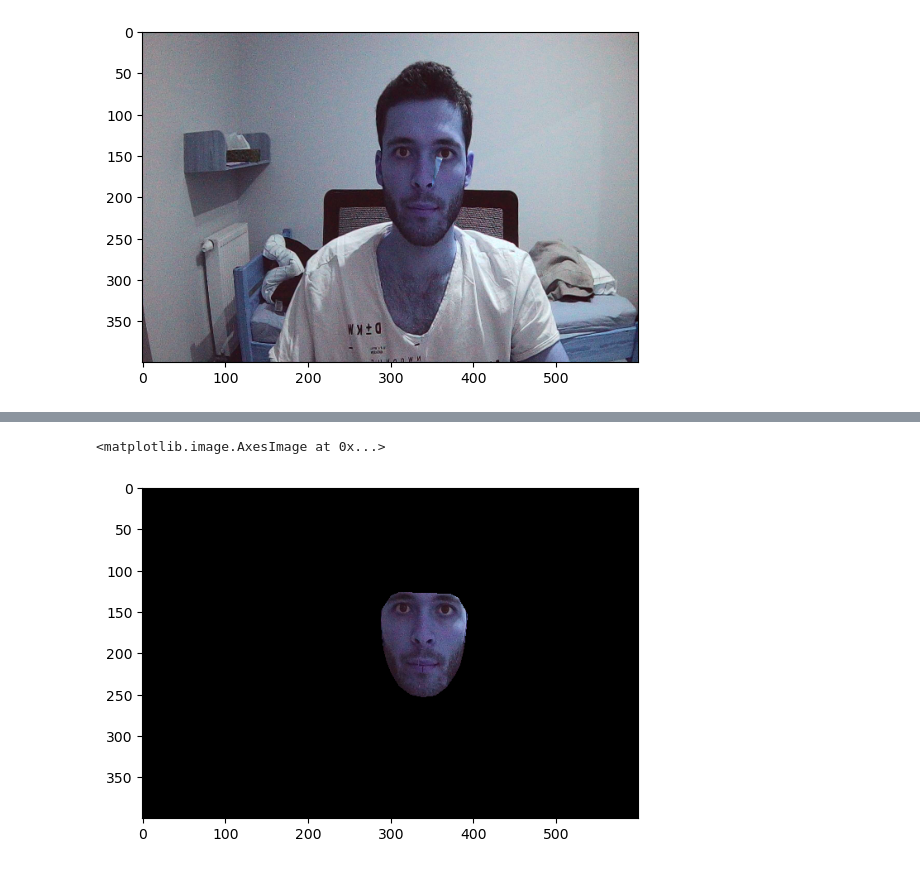
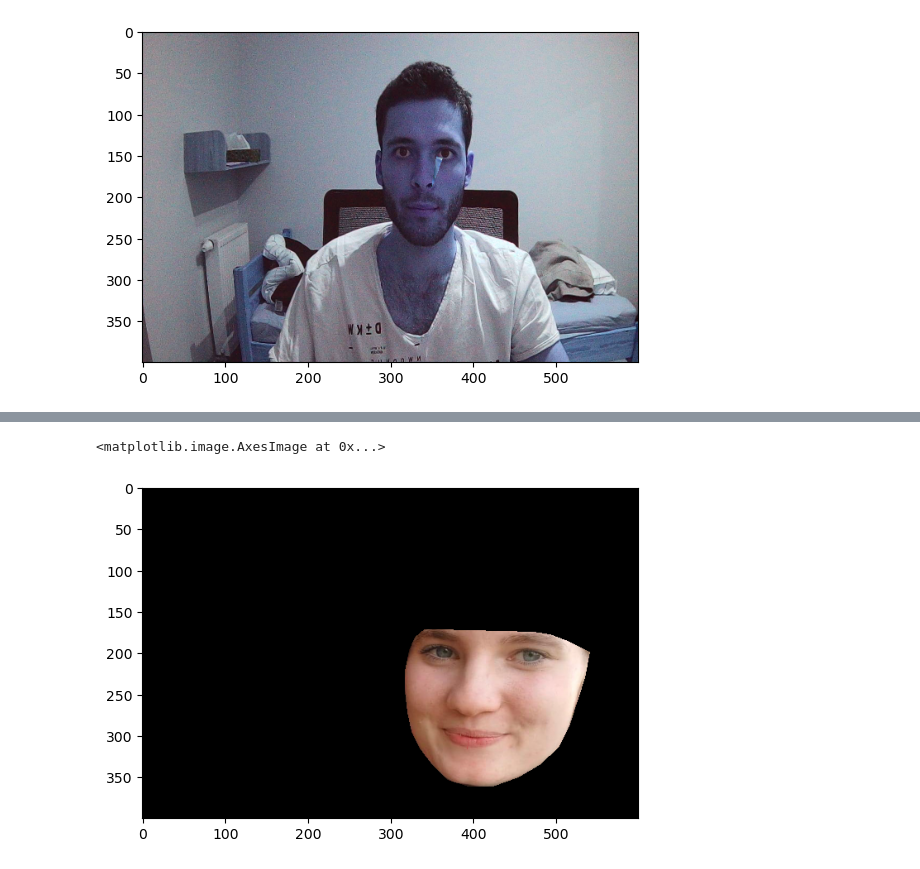
Before and after one commit to Shapke01/facePlay, a Jupyter notebook: capture.ipynb, the cells around one changed output, grey strips where cells are left out. Cells and saved outputs as stored; diff of their text form; code cells hidden in the pictures.

```diff
--- a/capture.ipynb
+++ b/capture.ipynb
@@ -206,17 +203,21 @@ f = Face(ja, INDICES, detector, predictor)
+# %%
+x = np.array(Image.open('Zuzka.jpg'))
+x = cv2.resize(x, (600,400))
+zuzka = Face(x, INDICES, detector, predictor)
 # %%
 def put_face_on_image(face: Face, image):
     trans_parts = face.trans_tris_image_parts
     trans_bboxes = face.trans_tris_bboxes
     trans_masks = face.trans_masks
 
     for part, bbox, mask in zip(trans_parts, trans_bboxes, trans_masks):
         x, y, w, h = bbox
         image[y:y+h, x:x+w][mask != 0] = part[mask != 0]
 
     return image
 
-img = put_face_on_image(f, np.zeros((400, 600, 3), dtype=np.uint8))
+img = put_face_on_image(zuzka, np.zeros((400, 600, 3), dtype=np.uint8))
 plt.imshow(img)
 # %% [output]
 <matplotlib.image.AxesImage at 0x...>
-[figure, old version]
+[figure, new version]
```
Also changed, not shown: parts of 8 cells of this notebook.
